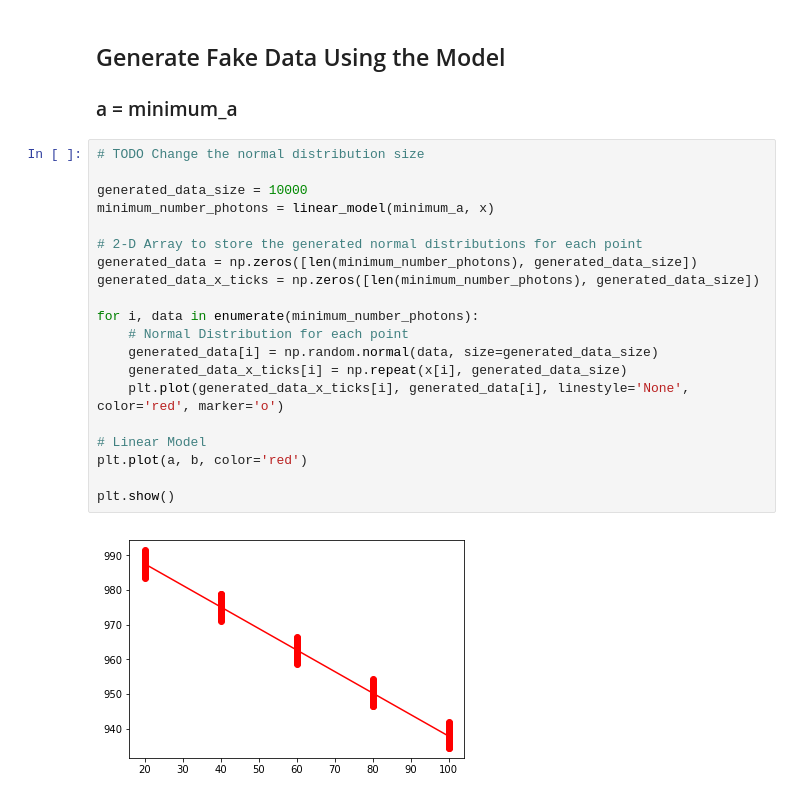
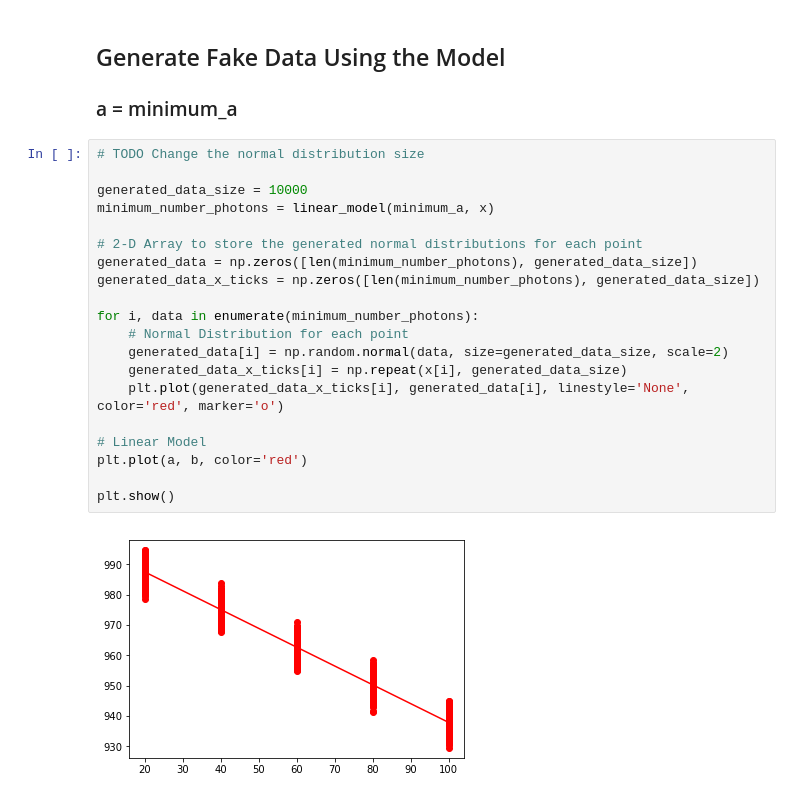
Before and after one commit to jeffschulthies/ASTR-3411, a Jupyter notebook: Week-5/Assignment.ipynb, the cells around one changed output. Drawn from its saved outputs; the diff is of its cells as text.

Commit message:
Changed normal distribution scale

```diff
--- a/Week-5/Assignment.ipynb
+++ b/Week-5/Assignment.ipynb
@@ -179,22 +180,22 @@ plt.show()
 # %%
 # TODO Change the normal distribution size
 
 generated_data_size = 10000
 minimum_number_photons = linear_model(minimum_a, x)
 
 # 2-D Array to store the generated normal distributions for each point
 generated_data = np.zeros([len(minimum_number_photons), generated_data_size])
 generated_data_x_ticks = np.zeros([len(minimum_number_photons), generated_data_size])
 
 for i, data in enumerate(minimum_number_photons):
     # Normal Distribution for each point
-    generated_data[i] = np.random.normal(data, size=generated_data_size)
+    generated_data[i] = np.random.normal(data, size=generated_data_size, scale=2)
     generated_data_x_ticks[i] = np.repeat(x[i], generated_data_size)
     plt.plot(generated_data_x_ticks[i], generated_data[i], linestyle='None', color='red', marker='o')
 
 # Linear Model
 plt.plot(a, b, color='red')
 
 plt.show()
 # %% [output]
-[figure, old version]
+[figure, new version]
```
Also changed, not shown: parts of 1 cell of this notebook.
